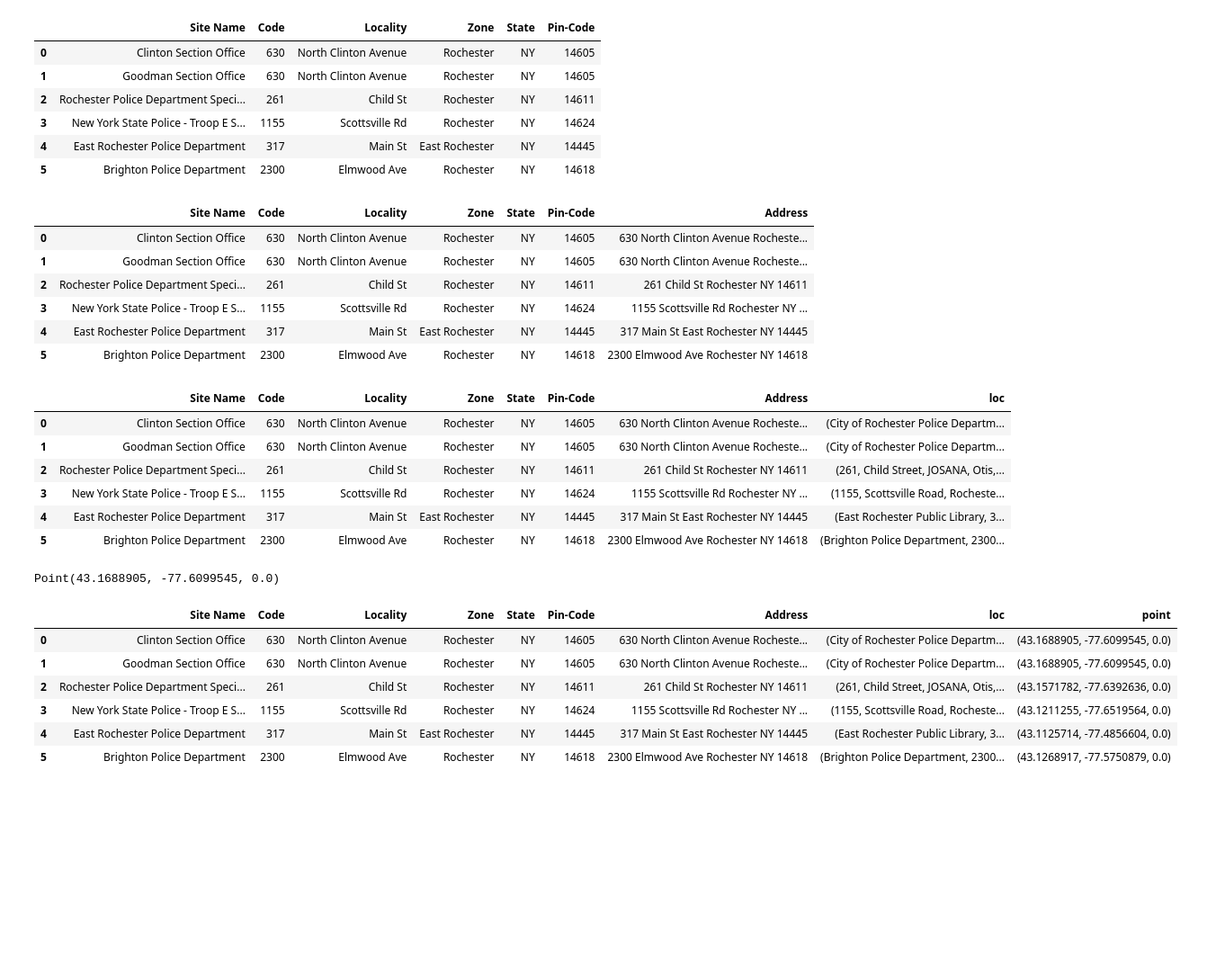
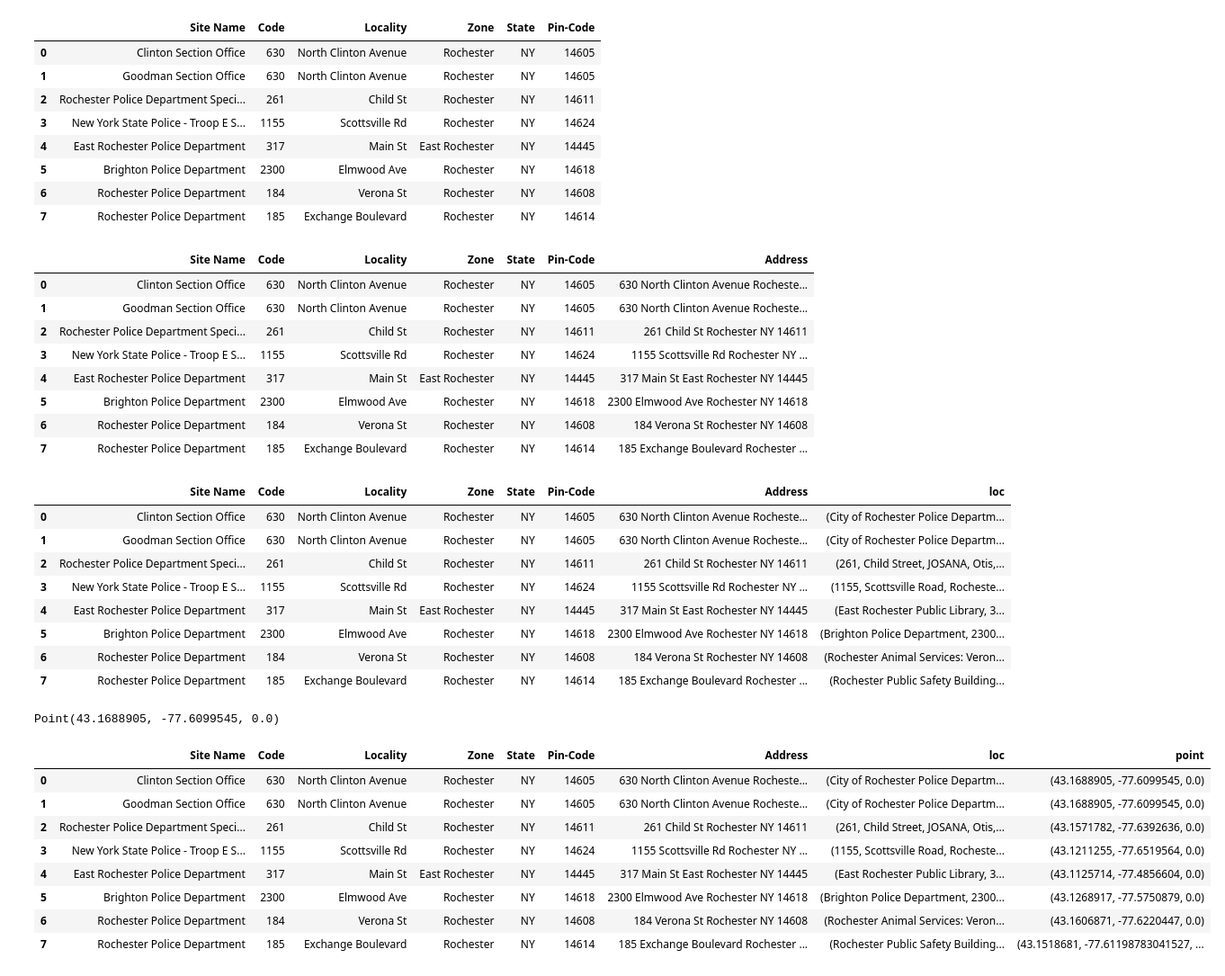
Before and after one commit to Monty2211/Optimal-City-Resource-Deployment-and-Path-Planning-with-Multiple-City-Agencies, a Jupyter notebook: Police-Patrols/Police Station Site Analysis.ipynb, the cells around one changed output. Shown at 90% size. Cells and saved outputs as stored; diff of their text form; code cells hidden in the pictures; blank space fills up the shorter version.

```diff
--- a/Police-Patrols/Police Station Site Analysis.ipynb
+++ b/Police-Patrols/Police Station Site Analysis.ipynb
@@ -83,11 +93,11 @@ True
 [nltk_data]     /Users/rochelleallan/nltk_data...
 [nltk_data]   Package words is already up-to-date!
 # %%
-Adlist = [rpd1,rpd2,rpd3,rpd4,rpd5,rpd6]
-Adata= pd.DataFrame([rpd.split(",") for rpd in Adlist])
-Adata.rename(columns={0: 'Site Name',1: 'Code',2: 'Locality',3: 'Zone',4: 'State',5: 'Pin-Code'}, inplace=True)
+PoliceSitelist = [rpd1,rpd2,rpd3,rpd4,rpd5,rpd6,rpd7,rpd8]
+pst= pd.DataFrame([rpd.split(",") for rpd in PoliceSitelist])
+pst.rename(columns={0: 'Site Name',1: 'Code',2: 'Locality',3: 'Zone',4: 'State',5: 'Pin-Code'}, inplace=True)
 # %%
-Adata
+pst
 # %% [output]
 |  | Site Name | Code | Locality | Zone | State | Pin-Code |
 | 0 | Clinton Section Office | 630 | North Clinton Avenue | Rochester | NY | 14605 |
@@ -96,10 +106,12 @@ Adata
 | 3 | New York State Police - Troop E S... | 1155 | Scottsville Rd | Rochester | NY | 14624 |
 | 4 | East Rochester Police Department | 317 | Main St | East Rochester | NY | 14445 |
 | 5 | Brighton Police Department | 2300 | Elmwood Ave | Rochester | NY | 14618 |
+| 6 | Rochester Police Department | 184 | Verona St | Rochester | NY | 14608 |
+| 7 | Rochester Police Department | 185 | Exchange Boulevard | Rochester | NY | 14614 |
 # %%
-Adata['Address'] = Adata['Code']+Adata['Locality']+Adata['Zone']+Adata['State']+Adata['Pin-Code']
+pst['Address'] = pst['Code']+pst['Locality']+pst['Zone']+pst['State']+pst['Pin-Code']
 # %%
-Adata
+pst
 # %% [output]
 |  | Site Name | Code | Locality | Zone | State | Pin-Code | Address |
 | 0 | Clinton Section Office | 630 | North Clinton Avenue | Rochester | NY | 14605 | 630 North Clinton Avenue Rocheste... |
@@ -108,12 +120,14 @@ Adata
 | 3 | New York State Police - Troop E S... | 1155 | Scottsville Rd | Rochester | NY | 14624 | 1155 Scottsville Rd Rochester NY ... |
 | 4 | East Rochester Police Department | 317 | Main St | East Rochester | NY | 14445 | 317 Main St East Rochester NY 14445 |
 | 5 | Brighton Police Department | 2300 | Elmwood Ave | Rochester | NY | 14618 | 2300 Elmwood Ave Rochester NY 14618 |
+| 6 | Rochester Police Department | 184 | Verona St | Rochester | NY | 14608 | 184 Verona St Rochester NY 14608 |
+| 7 | Rochester Police Department | 185 | Exchange Boulevard | Rochester | NY | 14614 | 185 Exchange Boulevard Rochester ... |
 # %%
 geolocator = Nominatim(user_agent="example app")
 # %%
-Adata["loc"] = Adata["Address"].apply(geolocator.geocode)
+pst["loc"] = pst["Address"].apply(geolocator.geocode)
 # %%
-Adata
+pst
 # %% [output]
 |  | Site Name | Code | Locality | Zone | State | Pin-Code | Address | loc |
 | 0 | Clinton Section Office | 630 | North Clinton Avenue | Rochester | NY | 14605 | 630 North Clinton Avenue Rocheste... | (City of Rochester Police Departm... |
@@ -122,20 +136,24 @@ Adata
 | 3 | New York State Police - Troop E S... | 1155 | Scottsville Rd | Rochester | NY | 14624 | 1155 Scottsville Rd Rochester NY ... | (1155, Scottsville Road, Rocheste... |
 | 4 | East Rochester Police Department | 317 | Main St | East Rochester | NY | 14445 | 317 Main St East Rochester NY 14445 | (East Rochester Public Library, 3... |
 | 5 | Brighton Police Department | 2300 | Elmwood Ave | Rochester | NY | 14618 | 2300 Elmwood Ave Rochester NY 14618 | (Brighton Police Department, 2300... |
+| 6 | Rochester Police Department | 184 | Verona St | Rochester | NY | 14608 | 184 Verona St Rochester NY 14608 | (Rochester Animal Services: Veron... |
+| 7 | Rochester Police Department | 185 | Exchange Boulevard | Rochester | NY | 14614 | 185 Exchange Boulevard Rochester ... | (Rochester Public Safety Building... |
 # %%
 geolocator.geocode("630 North Clinton Avenue Rochester NY 14605").point
 # %% [output]
 Point(43.1688905, -77.6099545, 0.0)
 # %%
-Adata["point"]= Adata["loc"].apply(lambda loc: tuple(loc.point) if loc else None)
+pst["point"]= pst["loc"].apply(lambda loc: tuple(loc.point) if loc else None)
 # %%
-Adata
+pst
 # %% [output]
 |  | Site Name | Code | Locality | Zone | State | Pin-Code | Address | loc | point |
 | 0 | Clinton Section Office | 630 | North Clinton Avenue | Rochester | NY | 14605 | 630 North Clinton Avenue Rocheste... | (City of Rochester Police Departm... | (43.1688905, -77.6099545, 0.0) |
 | 1 | Goodman Section Office | 630 | North Clinton Avenue | Rochester | NY | 14605 | 630 North Clinton Avenue Rocheste... | (City of Rochester Police Departm... | (43.1688905, -77.6099545, 0.0) |
 | 2 | Rochester Police Department Speci... | 261 | Child St | Rochester | NY | 14611 | 261 Child St Rochester NY 14611 | (261, Child Street, JOSANA, Otis,... | (43.1571782, -77.6392636, 0.0) |
 | 3 | New York State Police - Troop E S... | 1155 | Scottsville Rd | Rochester | NY | 14624 | 1155 Scottsville Rd Rochester NY ... | (1155, Scottsville Road, Rocheste... | (43.1211255, -77.6519564, 0.0) |
 | 4 | East Rochester Police Department | 317 | Main St | East Rochester | NY | 14445 | 317 Main St East Rochester NY 14445 | (East Rochester Public Library, 3... | (43.1125714, -77.4856604, 0.0) |
 | 5 | Brighton Police Department | 2300 | Elmwood Ave | Rochester | NY | 14618 | 2300 Elmwood Ave Rochester NY 14618 | (Brighton Police Department, 2300... | (43.1268917, -77.5750879, 0.0) |
+| 6 | Rochester Police Department | 184 | Verona St | Rochester | NY | 14608 | 184 Verona St Rochester NY 14608 | (Rochester Animal Services: Veron... | (43.1606871, -77.6220447, 0.0) |
+| 7 | Rochester Police Department | 185 | Exchange Boulevard | Rochester | NY | 14614 | 185 Exchange Boulevard Rochester ... | (Rochester Public Safety Building... | (43.1518681, -77.61198783041527, ... |
 # %%
```
Also changed, not shown: parts of 5 cells of this notebook.
